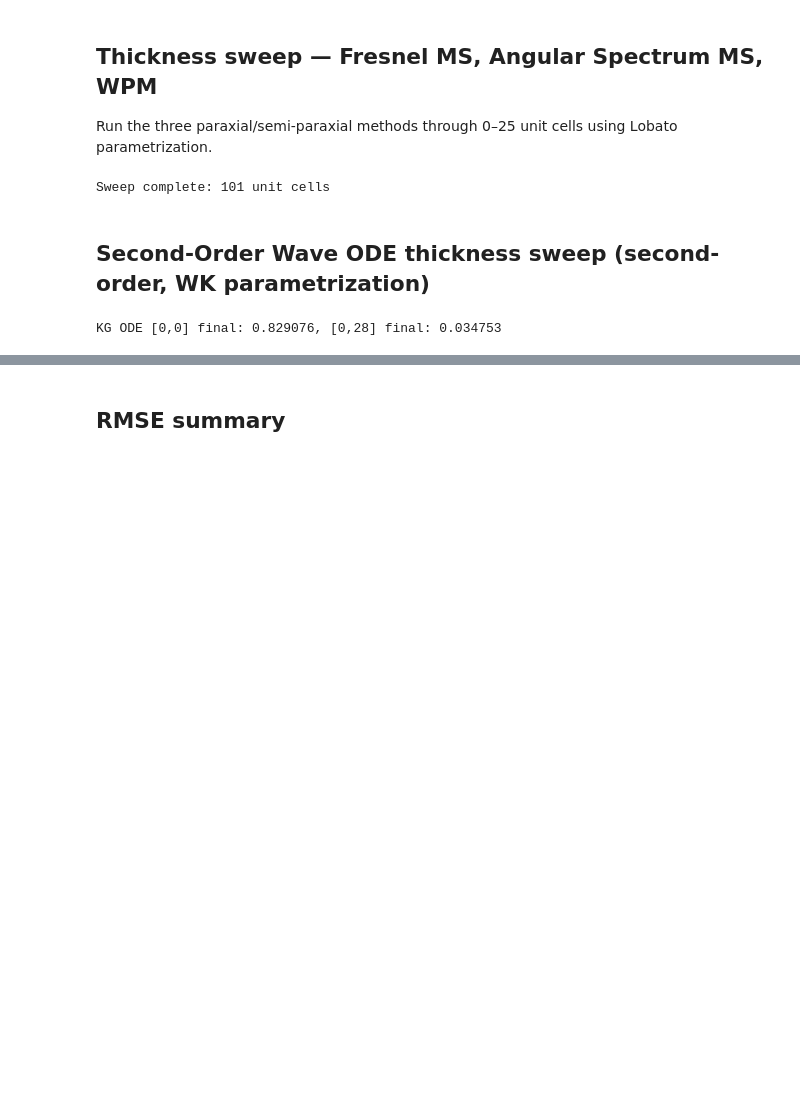
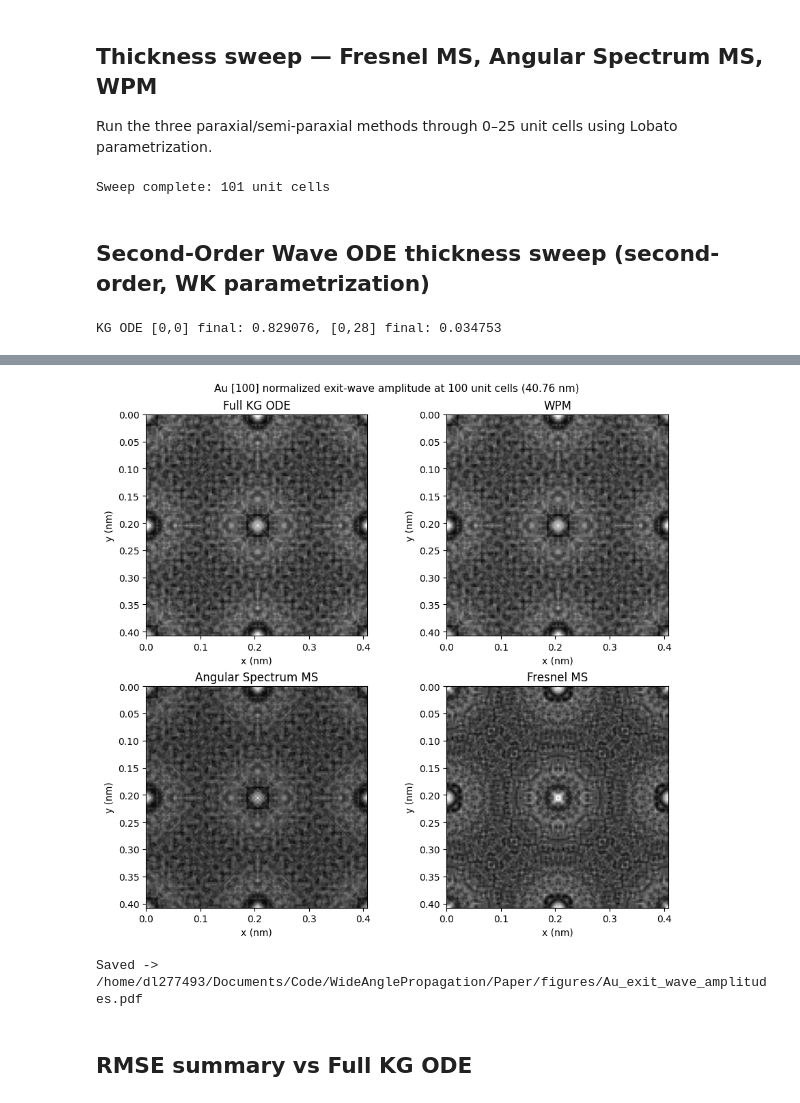
Before and after one commit to DavidLanders95/WideAnglePropagation, a Jupyter notebook: notebooks/verification/01_axel_lubk_verification.ipynb, the cells around one changed output, grey strips where cells are left out. Saved outputs shown, nothing was run; the diff lists cells and outputs as text; code cells hidden in the pictures; blank space fills up the shorter version.

```diff
--- a/notebooks/verification/01_axel_lubk_verification.ipynb
+++ b/notebooks/verification/01_axel_lubk_verification.ipynb
@@ -393,3 +362,72 @@ Saved -> /home/dl277493/Documents/Code/WideAnglePropagation/Paper/figures/Au_bea
+# %%
+exit_wave_methods = [
+    ("Full KG ODE", w_kg),
+    ("WPM", sweep_exit["wpm"]),
+    ("Angular Spectrum MS", sweep_exit["as"]),
+    ("Fresnel MS", sweep_exit["ms"]),
+]
+
+exit_wave_amplitudes = {}
+for name, wave in exit_wave_methods:
+    amplitude = np.abs(np.asarray(wave))
+    amplitude_max = float(amplitude.max())
+    if amplitude_max == 0.0:
+        exit_wave_amplitudes[name] = amplitude
+    else:
+        exit_wave_amplitudes[name] = amplitude / amplitude_max
+
+exit_fig, exit_axes = plt.subplots(2, 2, figsize=(8.8, 8.2), constrained_layout=True)
+extent_nm = [
+    0.0,
+    exit_wave_amplitudes["Full KG ODE"].shape[1] * sampling[1] * 0.1,
+    exit_wave_amplitudes["Full KG ODE"].shape[0] * sampling[0] * 0.1,
+    0.0,
+]
+
+for ax, (name, values) in zip(exit_axes.flat, exit_wave_amplitudes.items()):
+    ax.imshow(
+        values,
+        cmap="gray",
+        vmin=0.0,
+        vmax=1.0,
+        extent=extent_nm,
+    )
+    ax.set_title(name)
+    ax.set_xlabel("x (nm)")
+    ax.set_ylabel("y (nm)")
+
+exit_fig.suptitle(
+    f"Au [100] normalized exit-wave amplitude at {x[-1]:.0f} unit cells ({unit_cells_to_nm([x[-1]])[0]:.2f} nm)",
+    fontsize=11,
+ )
+plt.show()
+# %% [output]
+[figure, added]
+# %%
+# Export exit-wave comparison figure for paper
+from pathlib import Path
+
+if "exit_fig" not in globals():
+    raise RuntimeError("Run the exit-wave comparison cell first so the figure exists.")
+
+def resolve_paper_fig_dir():
+    cwd = Path.cwd().resolve()
+    for base in [cwd, *cwd.parents]:
+        candidate = base / "Paper" / "figures"
+        if candidate.parent.exists():
+            candidate.mkdir(parents=True, exist_ok=True)
+            return candidate
+    raise FileNotFoundError("Could not locate Paper/figures from the current working directory")
+
+paper_fig_dir = resolve_paper_fig_dir()
+exit_output_path = paper_fig_dir / "Au_exit_wave_amplitudes.pdf"
+exit_fig.savefig(exit_output_path, format="pdf", bbox_inches="tight", dpi=300)
+if not exit_output_path.exists() or exit_output_path.stat().st_size == 0:
+    raise RuntimeError(f"Failed to write figure: {exit_output_path}")
+
+print(f"Saved -> {exit_output_path}")
+# %% [output]
+Saved -> /home/dl277493/Documents/Code/WideAnglePropagation/Paper/figures/Au_exit_wave_amplitudes.pdf
 # %% [markdown]
-## RMSE summary
+## RMSE summary vs Full KG ODE
 # %%
```
Also changed, not shown: parts of 9 cells of this notebook, 40 other files.
